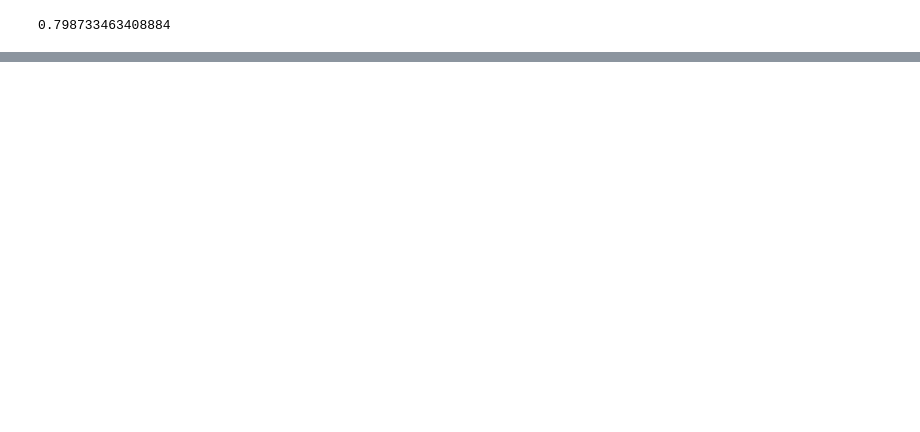
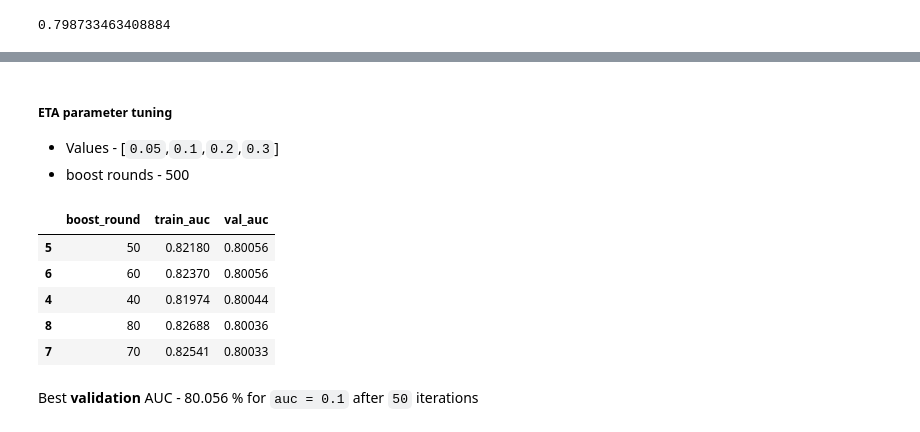
Before and after one commit to okellodaniel/cardio_vasicular_disease_detector, a Jupyter notebook: notebooks/notebook.ipynb, the cells around one changed output, grey strips where cells are left out. Cells and saved outputs as stored; diff of their text form; code cells hidden in the pictures; blank space fills up the shorter version.

```diff
--- a/notebooks/notebook.ipynb
+++ b/notebooks/notebook.ipynb
@@ -601,0 +690,4 @@ watchlist = [(dtrain, 'train'), (dval, 'val')]
+# %% [markdown]
+##### **ETA** parameter tuning
+- Values - [`0.05`,`0.1`,`0.2`,`0.3`]
+- boost rounds - 500
@@ -601,0 +697,13 @@ watchlist = [(dtrain, 'train'), (dval, 'val')]
+# %%
+df_grad_boost_0_1 = pd.DataFrame(gradient_boost_output(model_output_0_1), columns=["boost_round", "train_auc", "val_auc"])
+# Plotting
+df_grad_boost_0_1.sort_values(by=['val_auc'],ascending=False).head()
+# %% [output]
+|  | boost_round | train_auc | val_auc |
+| 5 | 50 | 0.82180 | 0.80056 |
+| 6 | 60 | 0.82370 | 0.80056 |
+| 4 | 40 | 0.81974 | 0.80044 |
+| 8 | 80 | 0.82688 | 0.80036 |
+| 7 | 70 | 0.82541 | 0.80033 |
+# %% [markdown]
+Best **validation** AUC - 80.056 % for `auc = 0.1` after `50` iterations
```
Also changed, not shown: parts of 35 cells of this notebook, 1 other file.
